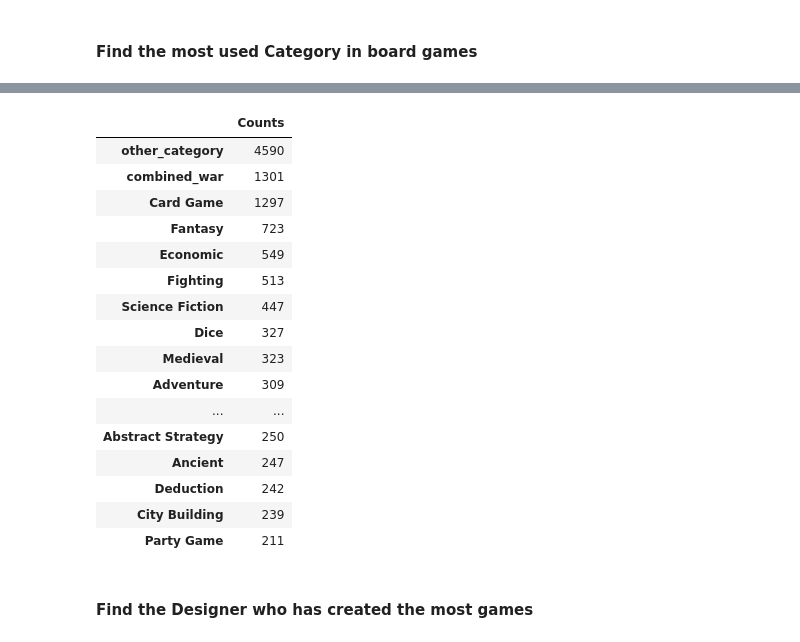
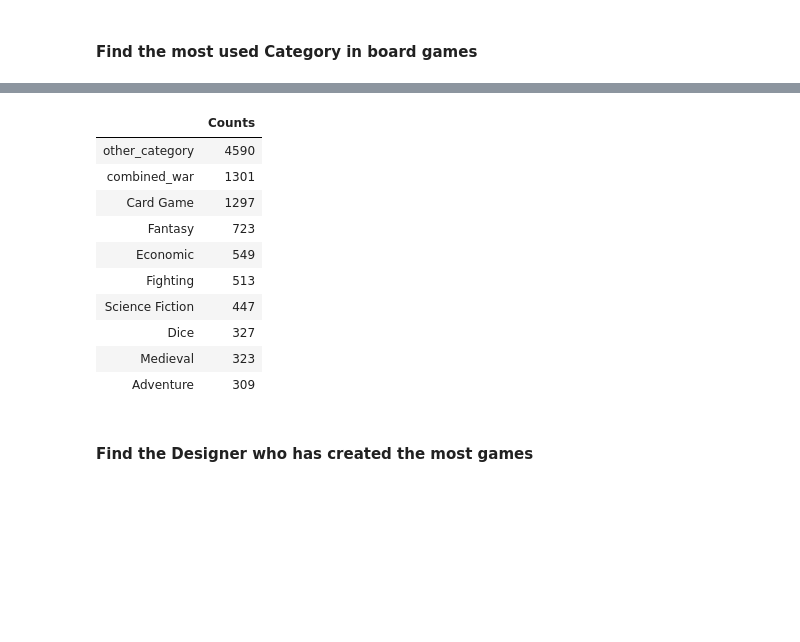
Before and after one commit to willjdew/Board-Game-Geek-Analysis, a Jupyter notebook: notebooks/bbg_data_storytelling.ipynb, the cells around one changed output, grey strips where cells are left out. Drawn from its saved outputs; the diff is of its cells as text; code cells hidden in the pictures; blank space fills up the shorter version.

```diff
--- a/notebooks/bbg_data_storytelling.ipynb
+++ b/notebooks/bbg_data_storytelling.ipynb
@@ -327,25 +313,19 @@ for c in dfc_col_250_index_list:
     dfc = dfc.drop(c, axis=1)
 # %%
 dfc_sum = sum_df_attributes(dfc)
-dfc_sum.sort_values('Counts', ascending=False)
+dfc_sum.sort_values('Counts', ascending=False).head(10)
 # %% [output]
 |  | Counts |
 | other_category | 4590 |
 | combined_war | 1301 |
 | Card Game | 1297 |
 | Fantasy | 723 |
 | Economic | 549 |
 | Fighting | 513 |
 | Science Fiction | 447 |
 | Dice | 327 |
 | Medieval | 323 |
 | Adventure | 309 |
-| ... | ... |
-| Abstract Strategy | 250 |
-| Ancient | 247 |
-| Deduction | 242 |
-| City Building | 239 |
-| Party Game | 211 |
 # %% [markdown]
 #### Find the Designer who has created the most games
 # %%
```
Also changed, not shown: parts of 5 cells of this notebook, 2 other files.
